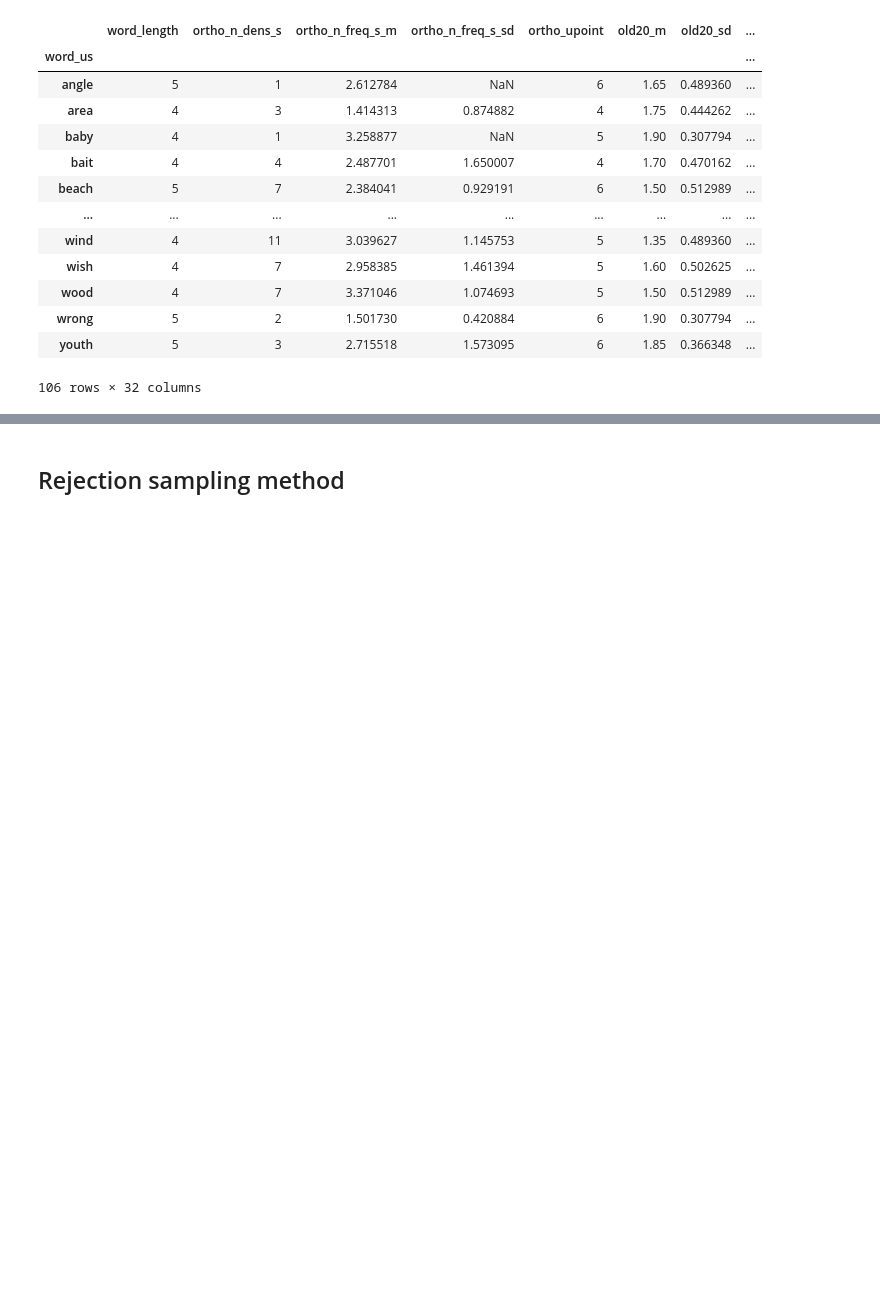
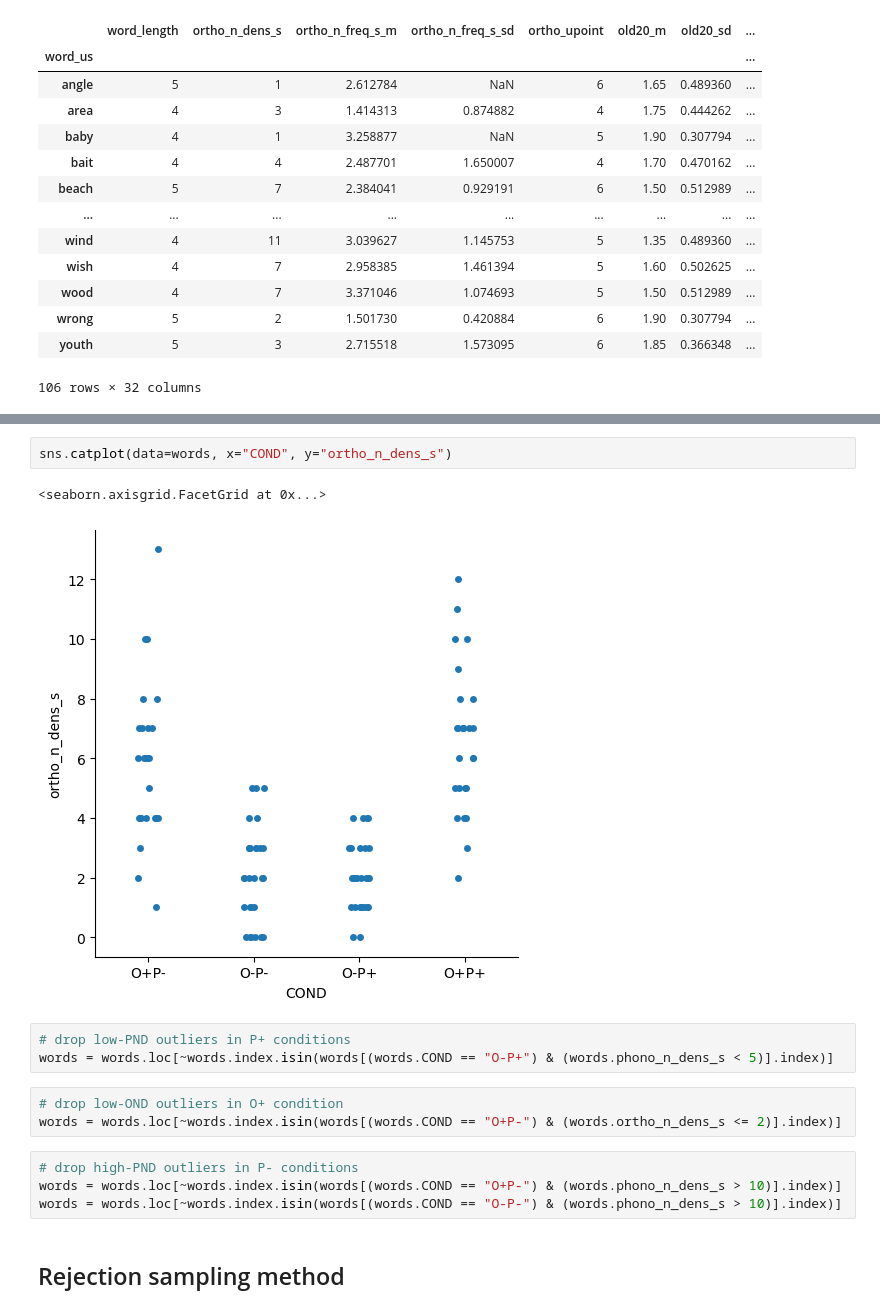
Before and after one commit to hans/np-neighborhood, a Jupyter notebook: 04 check balance.ipynb, the cells around one changed output, grey strips where cells are left out. Drawn from its saved outputs; the diff is of its cells as text; blank space fills up the shorter version.

```diff
--- a/04 check balance.ipynb
+++ b/04 check balance.ipynb
@@ -59,3 +61,18 @@ words
+# %%
+sns.catplot(data=words, x="COND", y="ortho_n_dens_s")
+# %% [output]
+<seaborn.axisgrid.FacetGrid at 0x...>
+[figure, added]
+# %%
+# drop low-PND outliers in P+ conditions
+words = words.loc[~words.index.isin(words[(words.COND == "O-P+") & (words.phono_n_dens_s < 5)].index)]
+# %%
+# drop low-OND outliers in O+ condition
+words = words.loc[~words.index.isin(words[(words.COND == "O+P-") & (words.ortho_n_dens_s <= 2)].index)]
+# %%
+# drop high-PND outliers in P- conditions
+words = words.loc[~words.index.isin(words[(words.COND == "O+P-") & (words.phono_n_dens_s > 10)].index)]
+words = words.loc[~words.index.isin(words[(words.COND == "O-P-") & (words.phono_n_dens_s > 10)].index)]
 # %% [markdown]
 ## Rejection sampling method
 # %%
```
Also changed, not shown: parts of 11 cells of this notebook.
